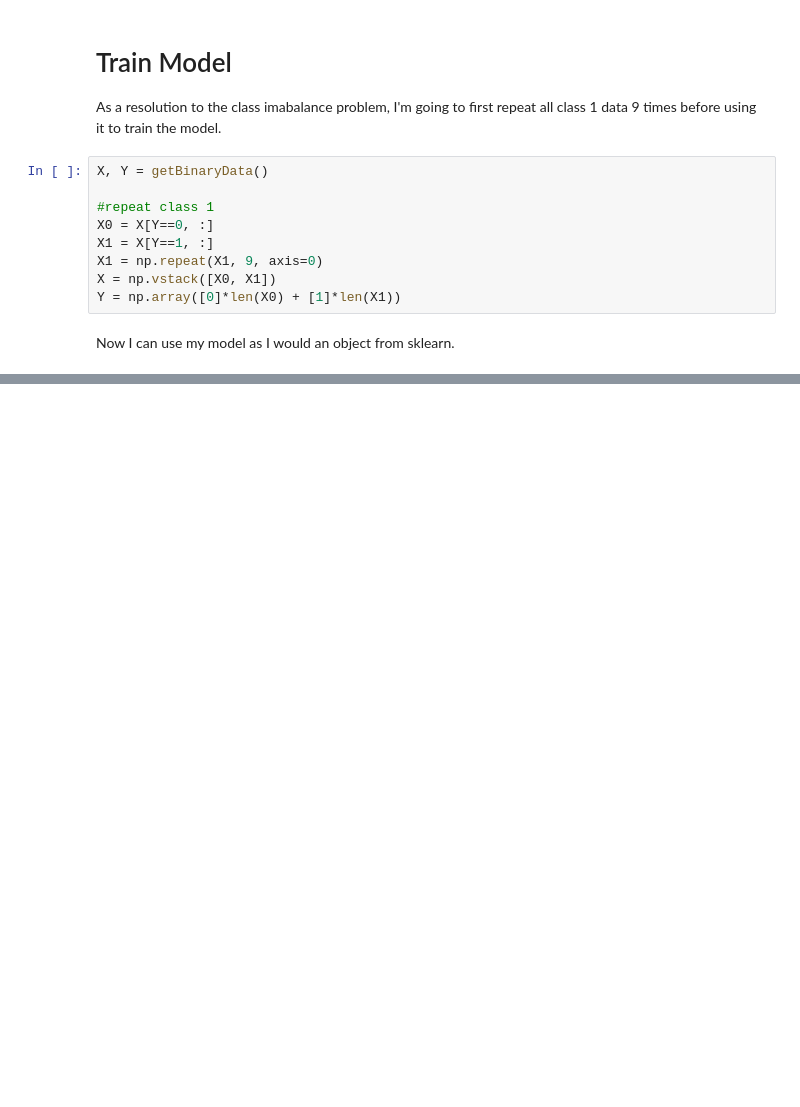
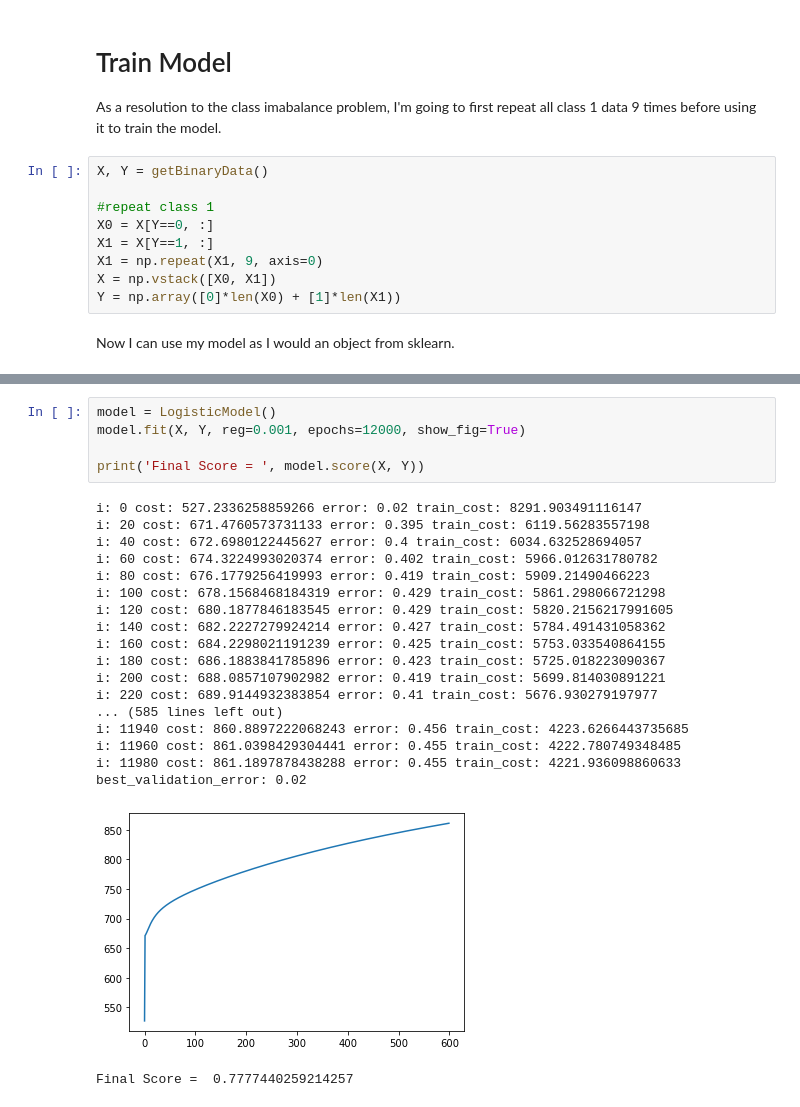
Before and after one commit to mcnewcp/udemy-legistic-regression, a Jupyter notebook: 06-facial-expression-recognition.ipynb, the cells around one changed output, grey strips where cells are left out. Saved outputs shown, nothing was run; the diff lists cells and outputs as text; blank space fills up the shorter version.

```diff
--- a/06-facial-expression-recognition.ipynb
+++ b/06-facial-expression-recognition.ipynb
@@ -189,0 +199,25 @@ Ok, that was pretty bad, the cost term constantly increased.  Clearly I'm going
+# %%
+model = LogisticModel()
+model.fit(X, Y, reg=0.001, epochs=12000, show_fig=True)
+
+print('Final Score = ', model.score(X, Y))
+# %% [output]
+i: 0 cost: 527.2336258859266 error: 0.02 train_cost: 8291.903491116147
+i: 20 cost: 671.4760573731133 error: 0.395 train_cost: 6119.56283557198
+i: 40 cost: 672.6980122445627 error: 0.4 train_cost: 6034.632528694057
+i: 60 cost: 674.3224993020374 error: 0.402 train_cost: 5966.012631780782
+i: 80 cost: 676.1779256419993 error: 0.419 train_cost: 5909.21490466223
+i: 100 cost: 678.1568468184319 error: 0.429 train_cost: 5861.298066721298
+i: 120 cost: 680.1877846183545 error: 0.429 train_cost: 5820.2156217991605
+i: 140 cost: 682.2227279924214 error: 0.427 train_cost: 5784.491431058362
+i: 160 cost: 684.2298021191239 error: 0.425 train_cost: 5753.033540864155
+i: 180 cost: 686.1883841785896 error: 0.423 train_cost: 5725.018223090367
+i: 200 cost: 688.0857107902982 error: 0.419 train_cost: 5699.814030891221
+i: 220 cost: 689.9144932383854 error: 0.41 train_cost: 5676.930279197977
+... (585 lines left out)
+i: 11940 cost: 860.8897222068243 error: 0.456 train_cost: 4223.6266443735685
+i: 11960 cost: 861.0398429304441 error: 0.455 train_cost: 4222.780749348485
+i: 11980 cost: 861.1897878438288 error: 0.455 train_cost: 4221.936098860633
+best_validation_error: 0.02
+[figure, added]
+Final Score =  0.7777440259214257
```
Also changed, not shown: parts of 6 cells of this notebook.
